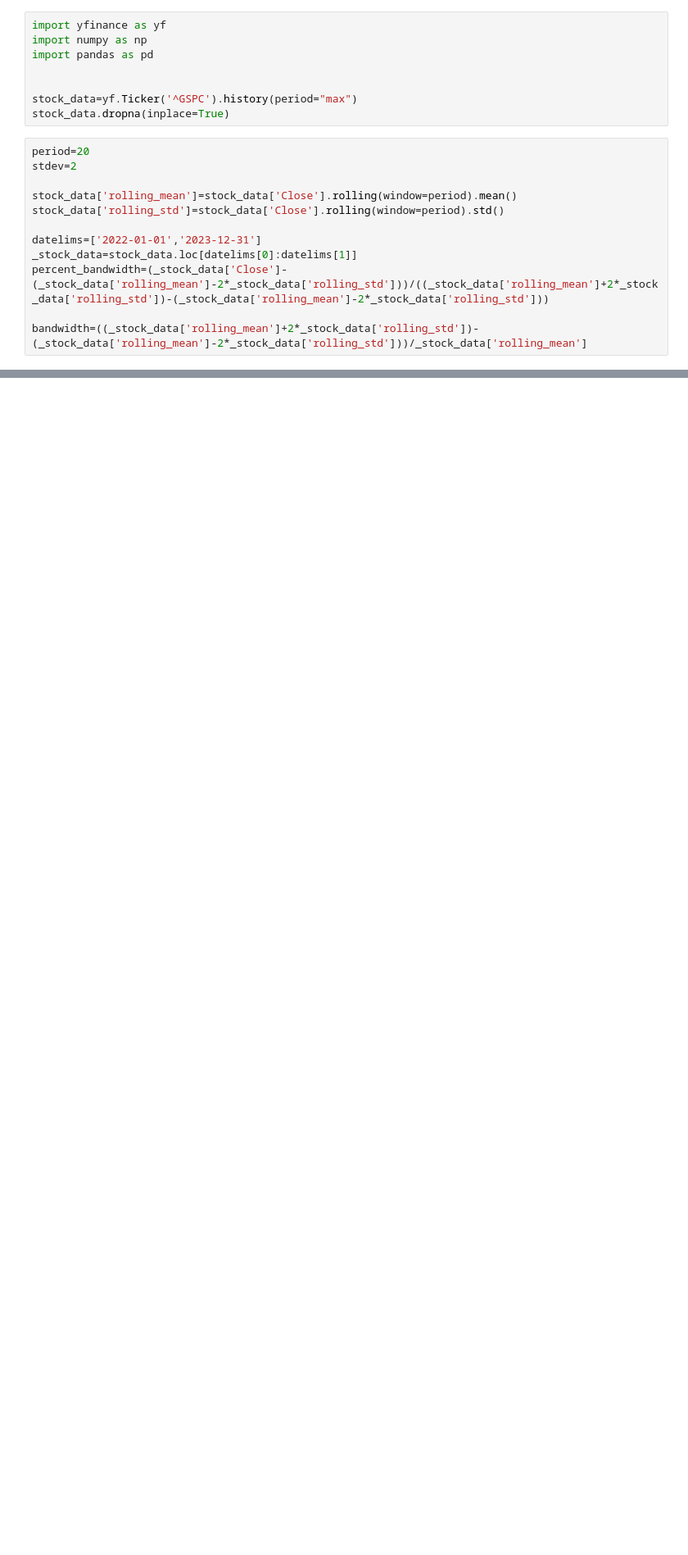
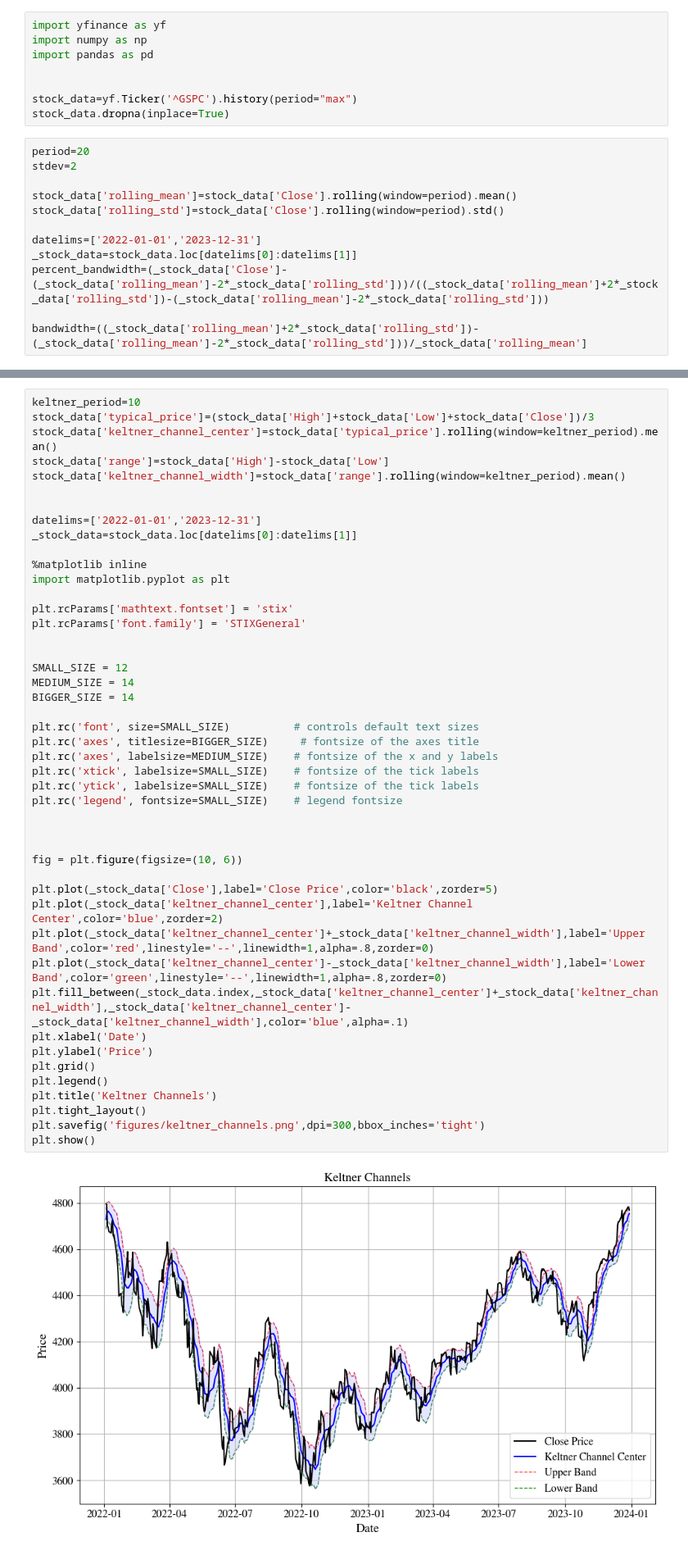
Before and after one commit to PriyadarshiAkshay/qaunt-finance, a Jupyter notebook: bollinger_bands.ipynb, the cells around one changed output, grey strips where cells are left out. Shown: that part at 82% size. Drawn from its saved outputs; the diff is of its cells as text; blank space fills up the shorter version.

Commit message:
add Keltner Channels image to README

```diff
--- a/bollinger_bands.ipynb
+++ b/bollinger_bands.ipynb
@@ -84,0 +78,48 @@ _stock_data['keltner_channel_upper']=_stock_data['keltner_channel_center']+stdev
+# %%
+keltner_period=10
+stock_data['typical_price']=(stock_data['High']+stock_data['Low']+stock_data['Close'])/3
+stock_data['keltner_channel_center']=stock_data['typical_price'].rolling(window=keltner_period).mean()
+stock_data['range']=stock_data['High']-stock_data['Low']
+stock_data['keltner_channel_width']=stock_data['range'].rolling(window=keltner_period).mean()
+
+
+datelims=['2022-01-01','2023-12-31']
+_stock_data=stock_data.loc[datelims[0]:datelims[1]]
+
+%matplotlib inline
+import matplotlib.pyplot as plt
+
+plt.rcParams['mathtext.fontset'] = 'stix'
+plt.rcParams['font.family'] = 'STIXGeneral'
+
+
+SMALL_SIZE = 12
+MEDIUM_SIZE = 14
+BIGGER_SIZE = 14
+
+plt.rc('font', size=SMALL_SIZE)          # controls default text sizes
+plt.rc('axes', titlesize=BIGGER_SIZE)     # fontsize of the axes title
+plt.rc('axes', labelsize=MEDIUM_SIZE)    # fontsize of the x and y labels
+plt.rc('xtick', labelsize=SMALL_SIZE)    # fontsize of the tick labels
+plt.rc('ytick', labelsize=SMALL_SIZE)    # fontsize of the tick labels
+plt.rc('legend', fontsize=SMALL_SIZE)    # legend fontsize
+
+
+
+fig = plt.figure(figsize=(10, 6))
+
+plt.plot(_stock_data['Close'],label='Close Price',color='black',zorder=5)
+plt.plot(_stock_data['keltner_channel_center'],label='Keltner Channel Center',color='blue',zorder=2)
+plt.plot(_stock_data['keltner_channel_center']+_stock_data['keltner_channel_width'],label='Upper Band',color='red',linestyle='--',linewidth=1,alpha=.8,zorder=0)
+plt.plot(_stock_data['keltner_channel_center']-_stock_data['keltner_channel_width'],label='Lower Band',color='green',linestyle='--',linewidth=1,alpha=.8,zorder=0)
+plt.fill_between(_stock_data.index,_stock_data['keltner_channel_center']+_stock_data['keltner_channel_width'],_stock_data['keltner_channel_center']-_stock_data['keltner_channel_width'],color='blue',alpha=.1)
+plt.xlabel('Date')
+plt.ylabel('Price')
+plt.grid()
+plt.legend()
+plt.title('Keltner Channels')
+plt.tight_layout()
+plt.savefig('figures/keltner_channels.png',dpi=300,bbox_inches='tight')
+plt.show()
+# %% [output]
+[figure, added]
```
Also changed, not shown: parts of 5 cells of this notebook, 1 other file.
